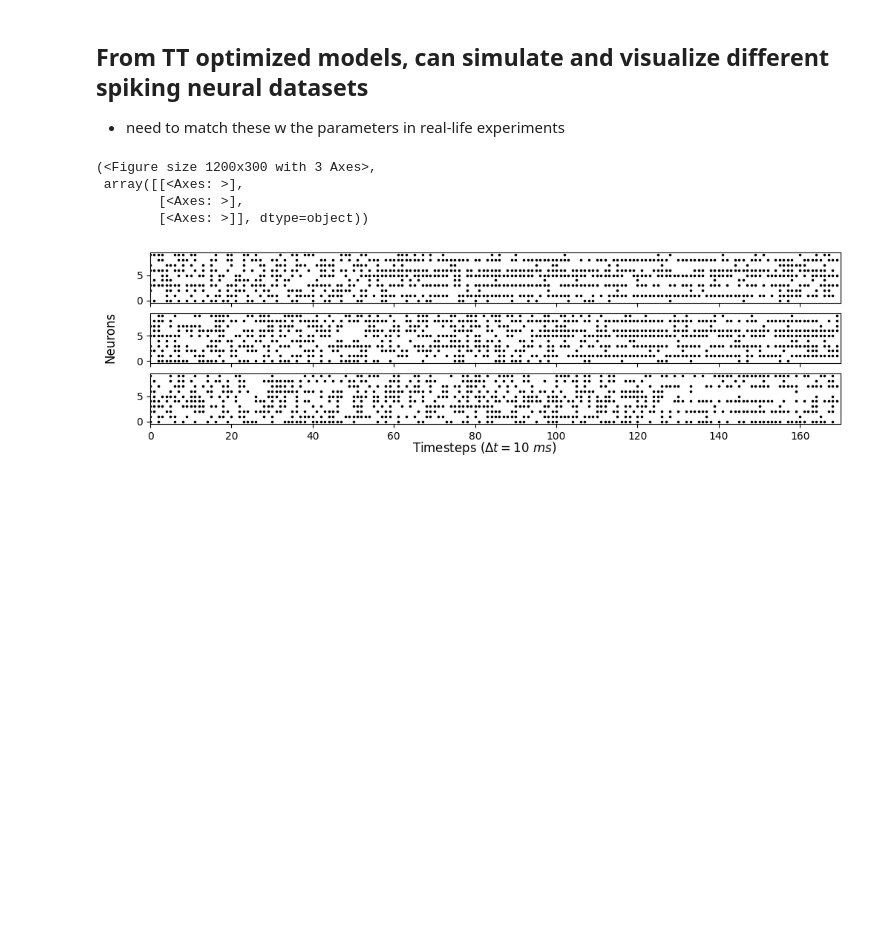
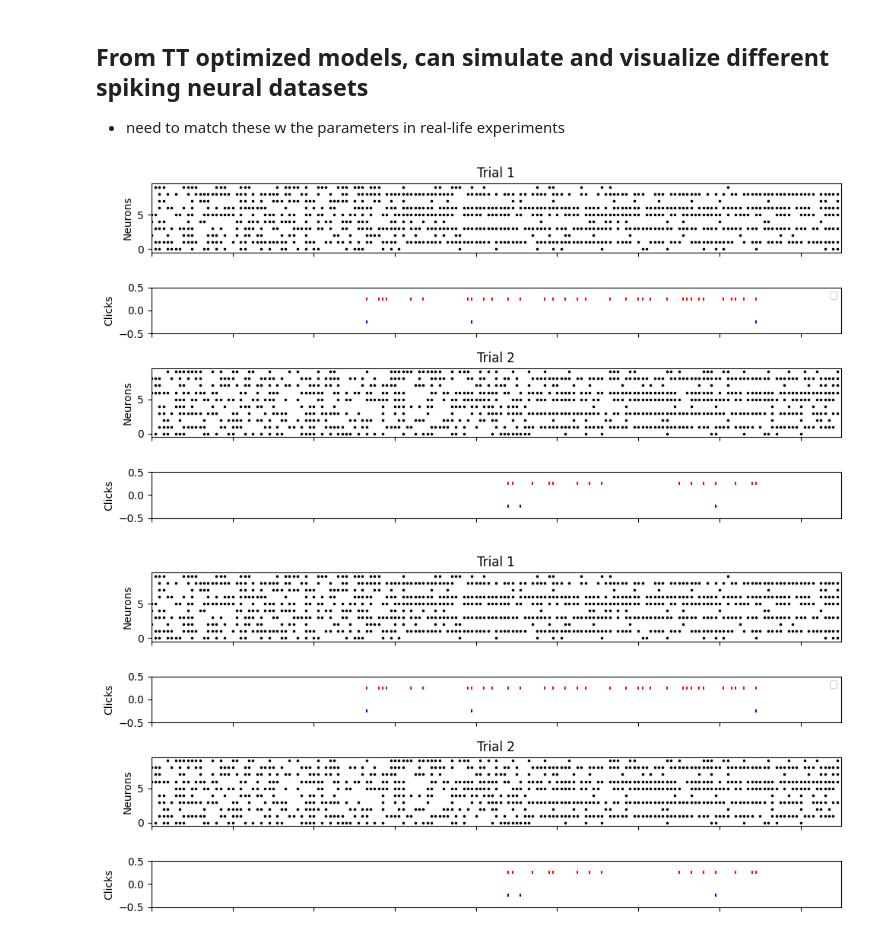
Before and after one commit to alejandradu/ComputationThruDynamicsBenchmark, a Jupyter notebook: examples/notebooks/PC_TT_simulate_data.ipynb, the cells around one changed output. Drawn from its saved outputs; the diff is of its cells as text; code cells hidden in the pictures; blank space fills up the shorter version.

```diff
--- a/examples/notebooks/PC_TT_simulate_data.ipynb
+++ b/examples/notebooks/PC_TT_simulate_data.ipynb
@@ -141,29 +172,27 @@ def raster_plot(spike_data, n_trials_to_plot=None, neurons_to_plot=3, figsize=(1
 # %%
-# softplus, poisson, dispersion=1.0 for best fit (overdispersion=0) in Luo et al
+# softplus, poisson, dispersion=1.0 for best fit (overdispersion=0) in Luo et al (fano=1.0 for Pois, in theory)
 
-spike_data, inputs, activity, latents = simulate(
-             embed_dict={
-                 "fr_scaling": 1.0,  # mean to variance ratio for the embeddings
-                 "rect_func": "softplus"  # Nonlinearity for rectification (options: "exp", "sigmoid", "softplus")
-             },
-             noise_dict={
-                 "obs_noise": "poisson",  # Observation noise model (options: "poisson", "pseudoPoisson")
-                 "dispersion": 1.0  # =1 for Poisson
-             },
-             neuron_dict={
-                 "n_neurons_heldin": 300,
-                 "n_neurons_heldout": 50,
-             },)
+for i,j in [[150,150], [200,100], [250,50], [280,20]]:
+    spike_data, inputs, activity, latents = simulate(
+                 embed_dict={
+                     "fr_scaling": 1.0,  # mean to variance ratio for the embeddings
+                     "rect_func": "softplus"  # Nonlinearity for rectification (options: "exp", "sigmoid", "softplus")
+                 },
+                 noise_dict={
+                     "obs_noise": "poisson",  # Observation noise model (options: "poisson", "pseudoPoisson")
+                     "dispersion": 1.0  # =1 for Poisson
+                 },
+                 neuron_dict={
+                     "n_neurons_heldin": i,
+                     "n_neurons_heldout": j,
+                 },)
 # %%
-raster_plot(spike_data, n_trials_to_plot=3, neurons_to_plot=10, figsize=(12,3))#, plot_inputs=True)
+raster_plot(spike_data, inputs, n_trials_to_plot=2, neurons_to_plot=10, figsize=(10,5))
 
 # all neurons have the same sudden change for ONE trial
 # it varies across trials
 
 # ex below for 10 neurons from first 3 trials (as many trials as input trials in TT)
 # %% [output]
-(<Figure size 1200x300 with 3 Axes>,
- array([[<Axes: >],
-        [<Axes: >],
-        [<Axes: >]], dtype=object))
-[figure, old version]
+[figure, new version]
+[figure, added]
```
Also changed, not shown: parts of 1 cell of this notebook, 14 other files.
